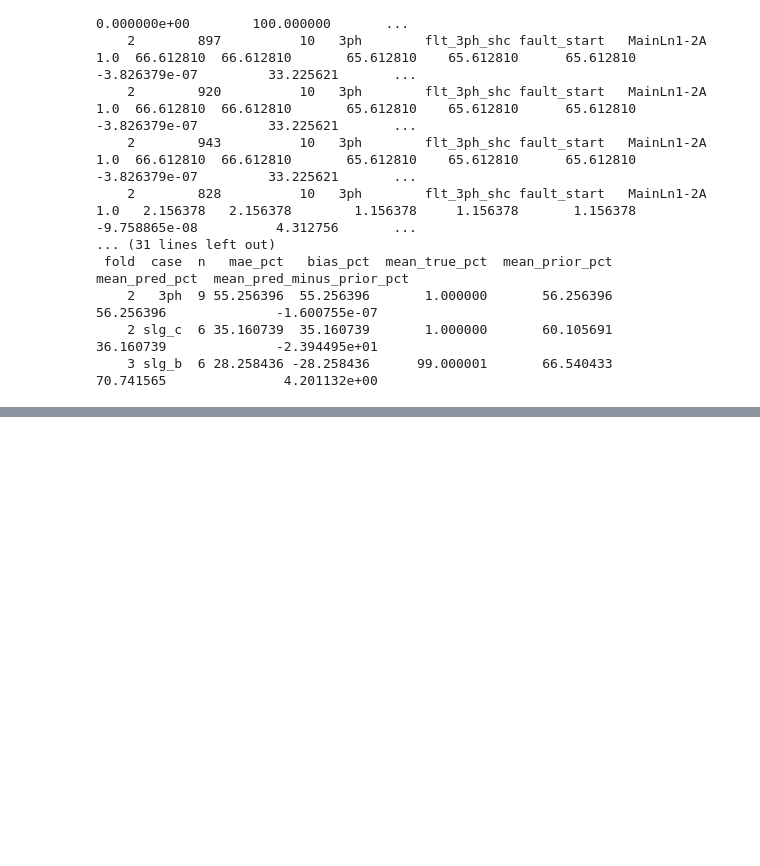
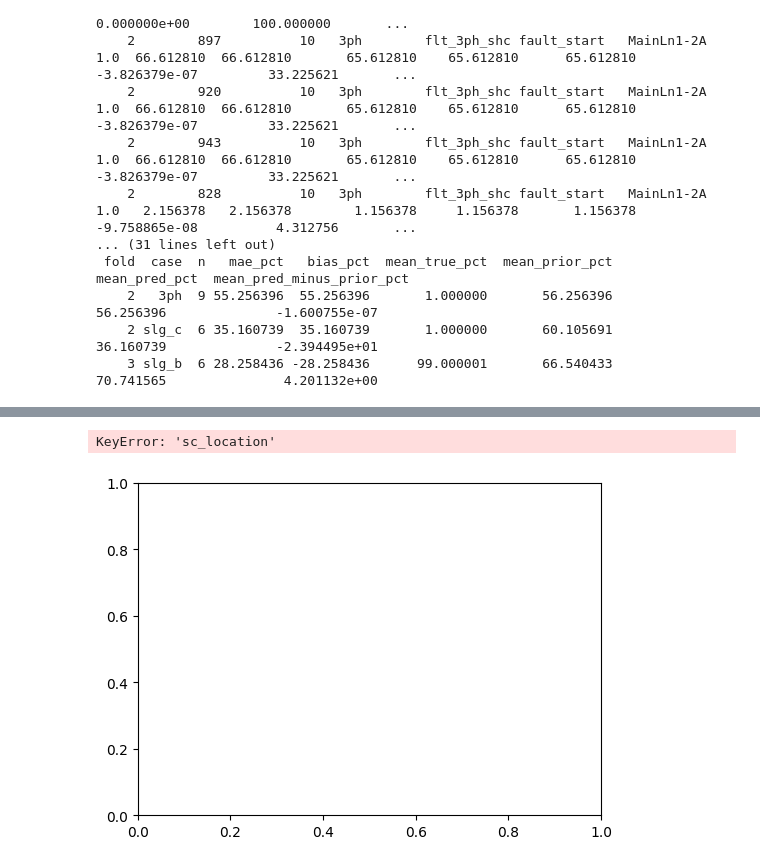
Before and after one commit to sagar-crypto/Masters_thesis_PR_LABS, a Jupyter notebook: EDA.ipynb, the cells around one changed output, grey strips where cells are left out. Cells and saved outputs as stored; diff of their text form; code cells hidden in the pictures; blank space fills up the shorter version.

```diff
--- a/EDA.ipynb
+++ b/EDA.ipynb
@@ -1895,0 +2081,27 @@ if all_views:
+# %%
+fig, ax = plt.subplots(figsize=(5.98, 4.32))
+
+bins = [0, 20, 40, 60, 80, 100]
+labels = ["0–20%", "20–40%", "40–60%", "60–80%", "80–100%"]
+
+location_bins = pd.cut(
+    df["sc_location"],
+    bins=bins,
+    labels=labels,
+    include_lowest=True
+)
+
+counts = location_bins.value_counts().sort_index()
+
+counts.plot(kind="bar", ax=ax)
+
+ax.set_title("Fault Location Distribution")
+ax.set_xlabel("Fault location range")
+ax.set_ylabel("Number of samples")
+plt.xticks(rotation=0)
+plt.tight_layout()
+fig.savefig("fault_location_distribution_110kv.svg", dpi=300, bbox_inches="tight")
+plt.show()
+# %% [output]
+KeyError: 'sc_location'
+[figure, added]
```
Also changed, not shown: parts of 24 cells of this notebook, 8 other files.
